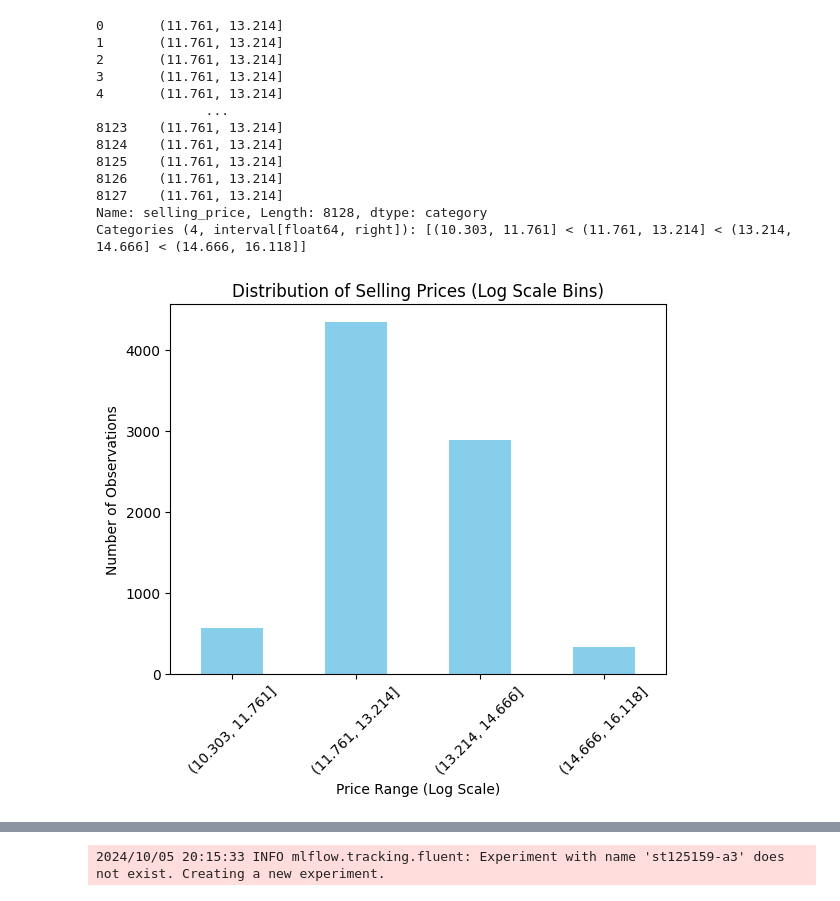
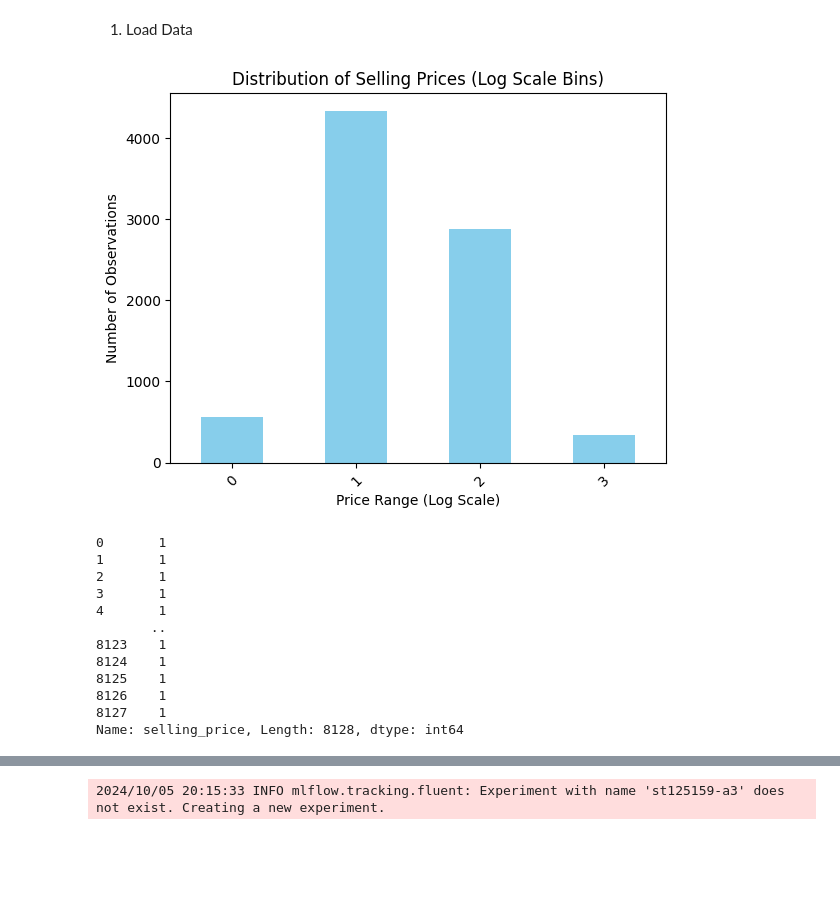
Before and after one commit to AIT-MachineLearning/a3-predicting-car-price-Arun-vEDU, a Jupyter notebook: Test.ipynb, the cells around one changed output, grey strips where cells are left out. Cells and saved outputs as stored; diff of their text form; code cells hidden in the pictures; blank space fills up the shorter version.

```diff
--- a/Test.ipynb
+++ b/Test.ipynb
@@ -12,48 +12,31 @@ import seaborn as sns
 import matplotlib.pyplot as plt
 import warnings
 warnings.filterwarnings('ignore')
+# %% [markdown]
+1. Load Data
 # %%
 #load data
-df = pd.read_csv('C:\\Git\\a3-predicting-car-price-Arun-vEDU\\Cars.csv')
+df = pd.read_csv('C:\\Git\\a3-predicting-car-price-Arun-vEDU\\Cars_a3.csv')
 # %%
 #Step 1: Prepare data
 # y is simply the selling price colomn
 y = df["selling_price"]
 
 # Covert into log scale
 y_log = np.log(df["selling_price"])
 
 
-# Using pd.cut to bin data into 4 classes
-binned_data = pd.cut(y_log , bins=4) #now our y is four classes thus require multinomial
+binned_data = pd.cut(y_log, bins=4, labels=False)  # Creates 0, 1, 2, 3
+# plot the values
+# Value counts for each bin
+bin_counts = pd.value_counts(binned_data)
 
-
-print(binned_data)
+# Bar plot
+bin_counts.sort_index().plot(kind='bar', color='skyblue')
+plt.title('Distribution of Selling Prices (Log Scale Bins)')
+plt.xlabel('Price Range (Log Scale)')
+plt.ylabel('Number of Observations')
+plt.xticks(rotation=45)
+plt.show()
 # %% [output]
-0       (11.761, 13.214]
-1       (11.761, 13.214]
-2       (11.761, 13.214]
-3       (11.761, 13.214]
-4       (11.761, 13.214]
-              ...
-8123    (11.761, 13.214]
-8124    (11.761, 13.214]
-8125    (11.761, 13.214]
-8126    (11.761, 13.214]
-8127    (11.761, 13.214]
-Name: selling_price, Length: 8128, dtype: category
-Categories (4, interval[float64, right]): [(10.303, 11.761] < (11.761, 13.214] < (13.214, 14.666] < (14.666, 16.118]]
+[figure, added]
-# %%
-# plot the values
-# Value counts for each bin
-bin_counts = pd.value_counts(binned_data)
-
-# Bar plot
-bin_counts.sort_index().plot(kind='bar', color='skyblue')
-plt.title('Distribution of Selling Prices (Log Scale Bins)')
-plt.xlabel('Price Range (Log Scale)')
-plt.ylabel('Number of Observations')
-plt.xticks(rotation=45)
-plt.show()
-# %% [output]
-[figure, removed]
@@ -229,0 +43,23 @@ class LogisticRegression:
+# %%
+
+# Step 2: Add binned_data as a new column in the DataFrame
+df['binned_price'] = binned_data
+
+# Step 3: Prepare features and labels
+X = df.drop(columns=['selling_price', 'binned_price'])
+y = df['binned_price']  # Original binned labels (0, 1, 2, 3)
+
+print(binned_data)
+# %% [output]
+0       1
+1       1
+2       1
+3       1
+4       1
+       ..
+8123    1
+8124    1
+8125    1
+8126    1
+8127    1
+Name: selling_price, Length: 8128, dtype: int64
```
Also changed, not shown: parts of 13 cells of this notebook.
